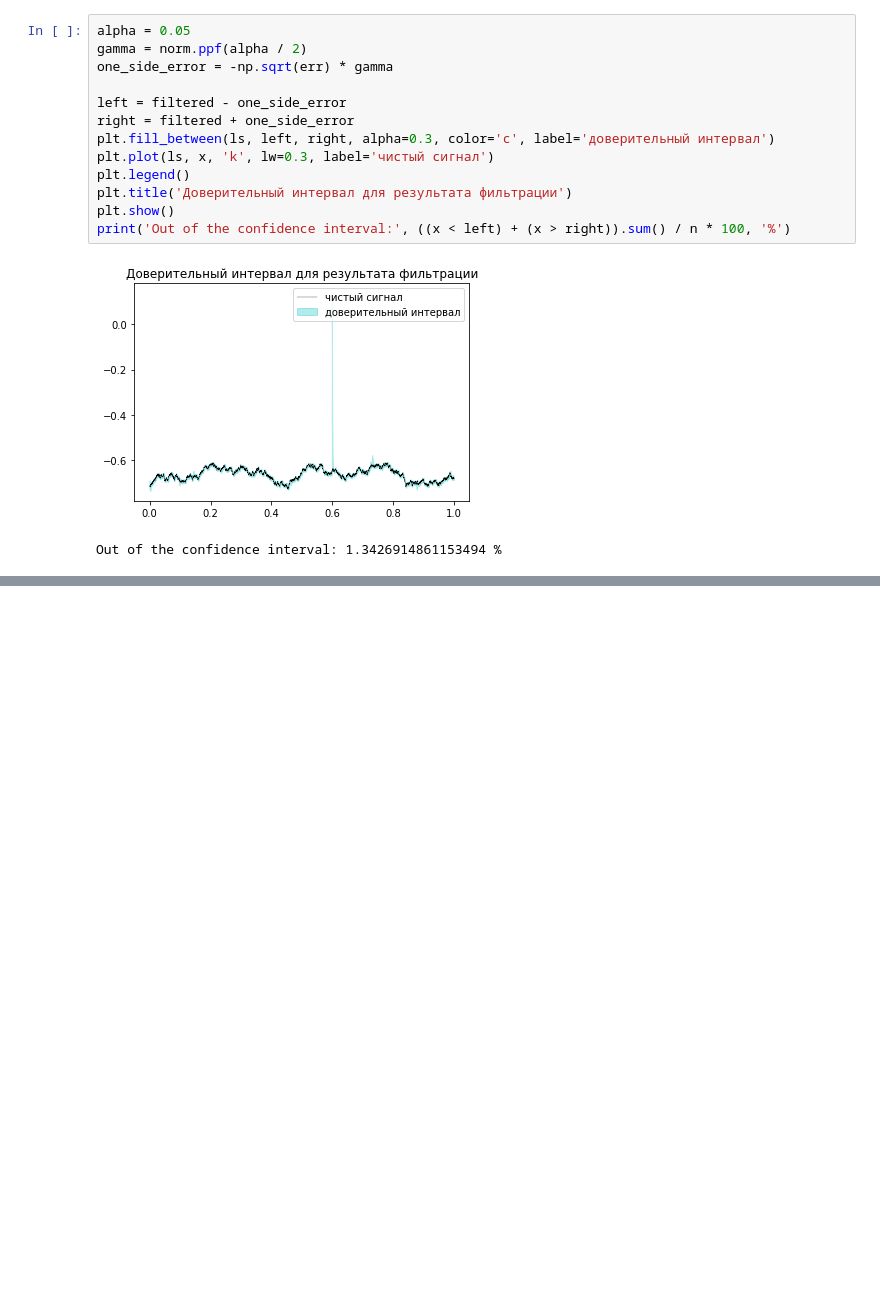
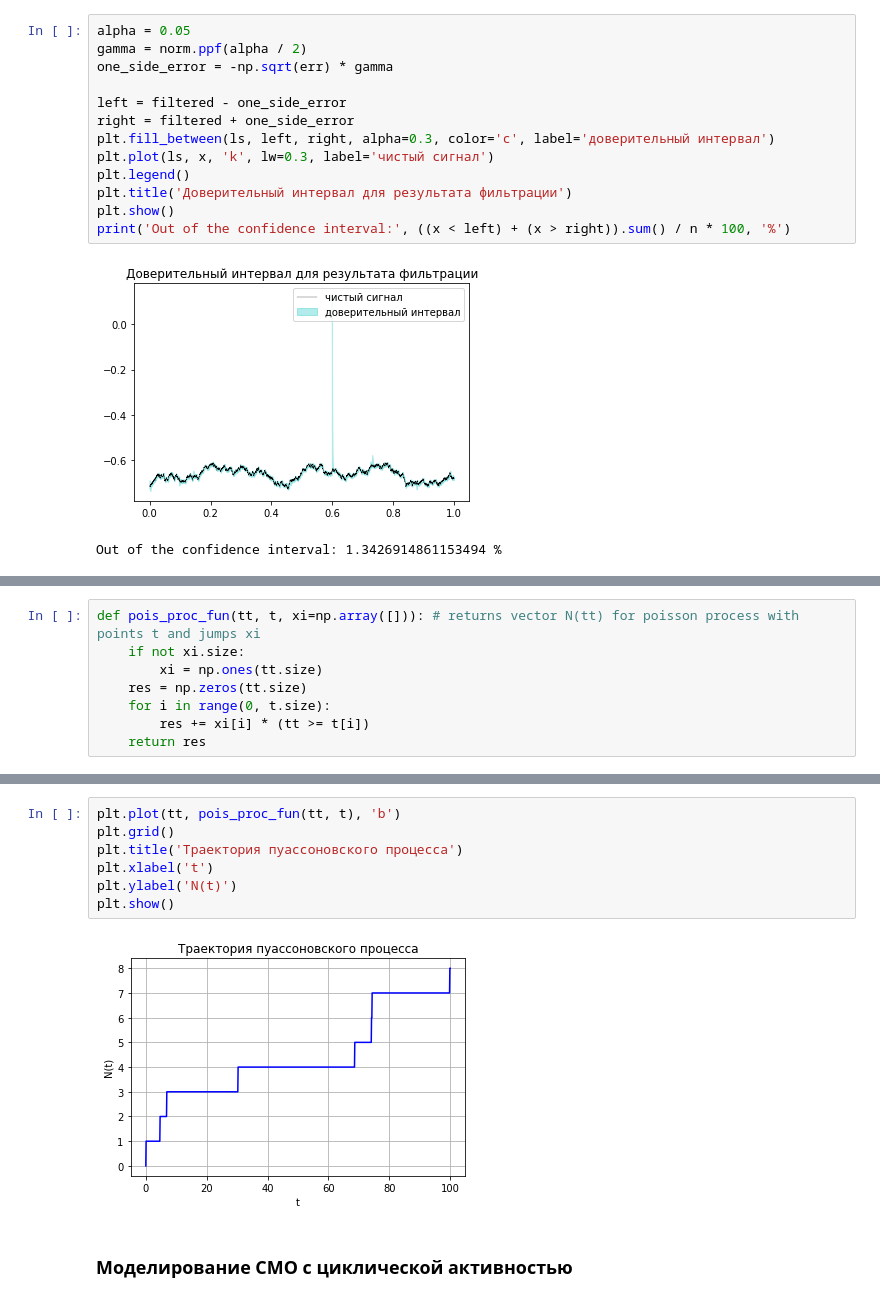
Before and after one commit to MrG1raffe/Stochastic_prac, a Jupyter notebook: StochAn_pt2.ipynb, the cells around one changed output, grey strips where cells are left out. Saved outputs shown, nothing was run; the diff lists cells and outputs as text; blank space fills up the shorter version.

```diff
--- a/StochAn_pt2.ipynb
+++ b/StochAn_pt2.ipynb
@@ -775,0 +825,8 @@ Out of the confidence interval: 1.3426914861153494 %
+# %%
+def pois_proc_fun(tt, t, xi=np.array([])): # returns vector N(tt) for poisson process with points t and jumps xi
+    if not xi.size:
+        xi = np.ones(tt.size)
+    res = np.zeros(tt.size)
+    for i in range(0, t.size):
+        res += xi[i] * (tt >= t[i])
+    return res
@@ -775,0 +864,11 @@ Out of the confidence interval: 1.3426914861153494 %
+# %%
+plt.plot(tt, pois_proc_fun(tt, t), 'b')
+plt.grid()
+plt.title('Траектория пуассоновского процесса')
+plt.xlabel('t')
+plt.ylabel('N(t)')
+plt.show()
+# %% [output]
+[figure, added]
+# %% [markdown]
+### Моделирование СМО с циклической активностью
```
Also changed, not shown: parts of 23 cells of this notebook.
